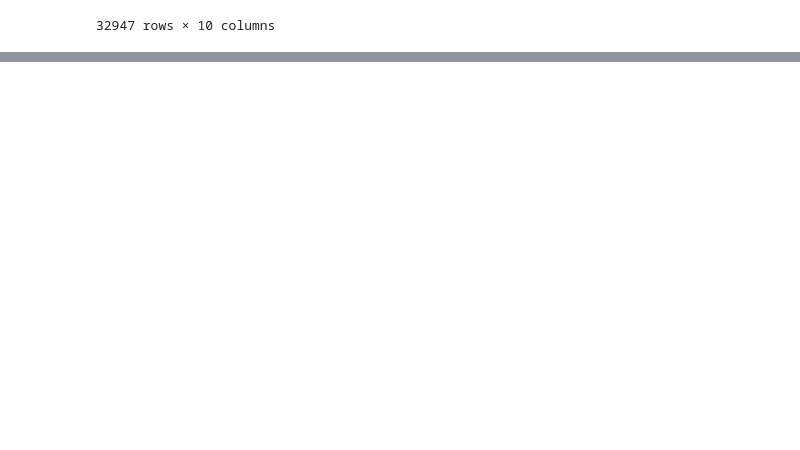
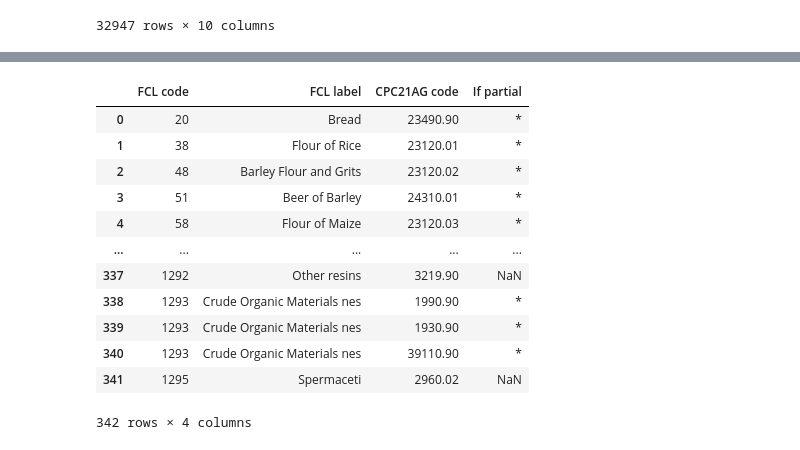
Before and after one commit to pariosur/food_waste, a Jupyter notebook: food_waste/Food Waste Analysis.ipynb, the cells around one changed output, grey strips where cells are left out. Drawn from its saved outputs; the diff is of its cells as text; code cells hidden in the pictures; blank space fills up the shorter version.

```diff
--- a/food_waste/Food Waste Analysis.ipynb
+++ b/food_waste/Food Waste Analysis.ipynb
@@ -1025,0 +1134,2 @@ dtype: int64
+# %%
+df_ok = pd.read_csv('FCL_CPC21AG_mappings_2020-01-07.csv')
@@ -1025,0 +1139,16 @@ dtype: int64
+# %%
+df_ok
+# %% [output]
+|  | FCL code | FCL label | CPC21AG code | If partial |
+| 0 | 20 | Bread | 23490.90 | * |
+| 1 | 38 | Flour of Rice | 23120.01 | * |
+| 2 | 48 | Barley Flour and Grits | 23120.02 | * |
+| 3 | 51 | Beer of Barley | 24310.01 | * |
+| 4 | 58 | Flour of Maize | 23120.03 | * |
+| ... | ... | ... | ... | ... |
+| 337 | 1292 | Other resins | 3219.90 | NaN |
+| 338 | 1293 | Crude Organic Materials nes | 1990.90 | * |
+| 339 | 1293 | Crude Organic Materials nes | 1930.90 | * |
+| 340 | 1293 | Crude Organic Materials nes | 39110.90 | * |
+| 341 | 1295 | Spermaceti | 2960.02 | NaN |
+342 rows × 4 columns
```
Also changed, not shown: parts of 37 cells of this notebook, 18 other files.
